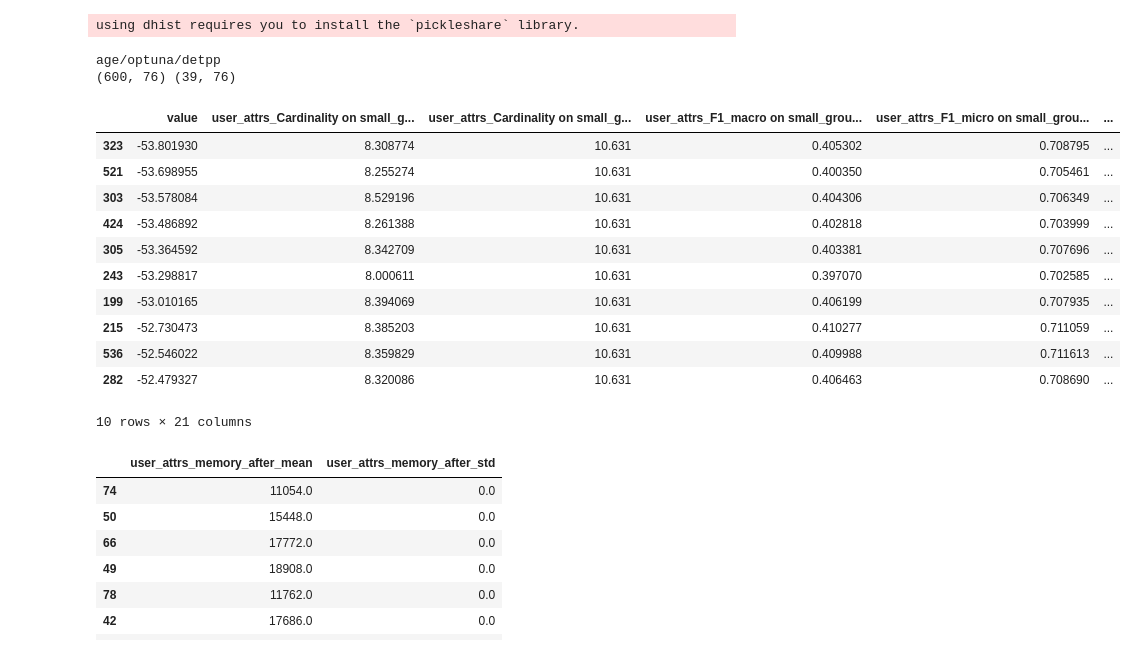
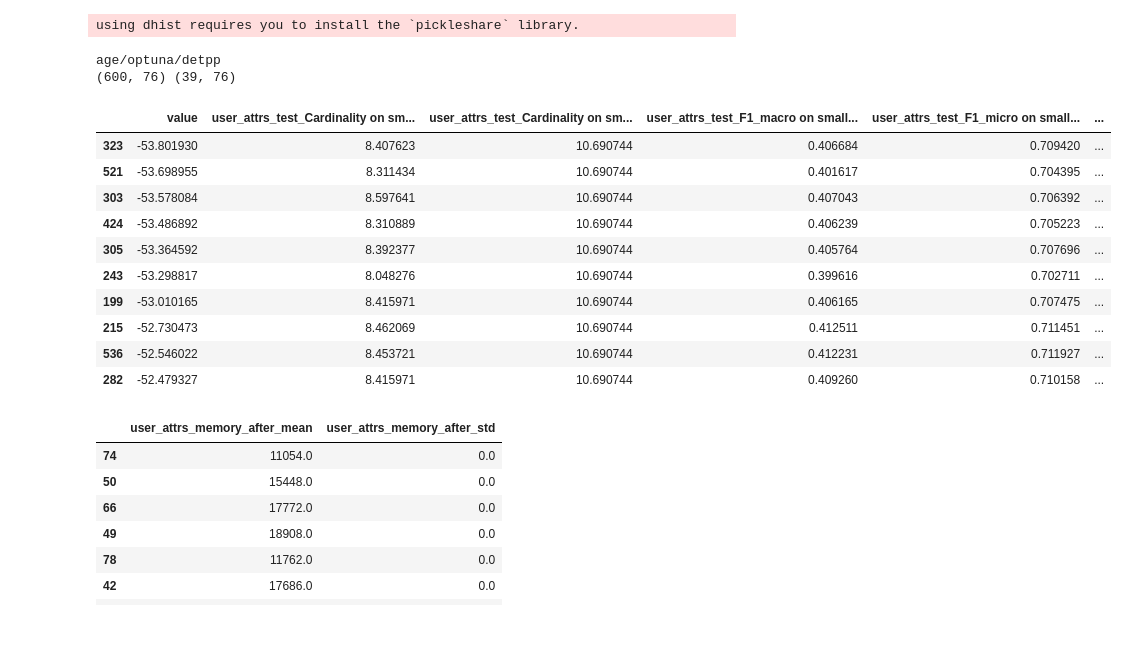
Before and after one commit to xaosina/transaction-generation, a Jupyter notebook: notebooks/analysis_param.ipynb, the cells around one changed output. Saved outputs shown, nothing was run; the diff lists cells and outputs as text; code cells hidden in the pictures.

```diff
--- a/notebooks/analysis_param.ipynb
+++ b/notebooks/analysis_param.ipynb
@@ -73,38 +73,37 @@ k = -1
 # %%
 datasets = ["alphabattle_small", "age"]
 methods = ["vae", "detpp"]
 token_modes = [False, True]
 k += 1
 full_product = list(product(datasets, methods, token_modes))
 dataset, method, token_mode = full_product[k % len(full_product)]
 
 path = f"{dataset}/{'1to1/optuna' if token_mode else 'optuna'}/{method}"
 print(path)
 df, study, col_user, col_params = prepare_data(path)
 
 print(df.shape, df[~df["value"].isna()].shape)
-test_cols = [col for col in col_user if ("mean" in col) and ("test" not in col)]
+test_cols = [col for col in col_user if ("mean" in col) and ("test" in col)]
 # test_cols = [col for col in test_cols if ("F1" in col) or ("Cardinality" in col)]
 # par = [col for col in col_user + col_params if "BetaScheduler" in col]
 # test_loss = "user_attrs_test_loss_mean"
 sorted_df = df[~df["value"].isna()].sort_values("value")
 best_run = sorted_df.iloc[-1].name
 sorted_df[["value"] + test_cols][-10:]
 # %% [output]
 age/optuna/detpp
 (600, 76) (39, 76)
-|  | value | user_attrs_Cardinality on small_g... | user_attrs_Cardinality on small_g... | user_attrs_F1_macro on small_grou... | user_attrs_F1_micro on small_grou... | ... |
-| 323 | -53.801930 | 8.308774 | 10.631 | 0.405302 | 0.708795 | ... |
-| 521 | -53.698955 | 8.255274 | 10.631 | 0.400350 | 0.705461 | ... |
-| 303 | -53.578084 | 8.529196 | 10.631 | 0.404306 | 0.706349 | ... |
-| 424 | -53.486892 | 8.261388 | 10.631 | 0.402818 | 0.703999 | ... |
-| 305 | -53.364592 | 8.342709 | 10.631 | 0.403381 | 0.707696 | ... |
-| 243 | -53.298817 | 8.000611 | 10.631 | 0.397070 | 0.702585 | ... |
-| 199 | -53.010165 | 8.394069 | 10.631 | 0.406199 | 0.707935 | ... |
-| 215 | -52.730473 | 8.385203 | 10.631 | 0.410277 | 0.711059 | ... |
-| 536 | -52.546022 | 8.359829 | 10.631 | 0.409988 | 0.711613 | ... |
-| 282 | -52.479327 | 8.320086 | 10.631 | 0.406463 | 0.708690 | ... |
+|  | value | user_attrs_test_Cardinality on sm... | user_attrs_test_Cardinality on sm... | user_attrs_test_F1_macro on small... | user_attrs_test_F1_micro on small... | ... |
+| 323 | -53.801930 | 8.407623 | 10.690744 | 0.406684 | 0.709420 | ... |
+| 521 | -53.698955 | 8.311434 | 10.690744 | 0.401617 | 0.704395 | ... |
+| 303 | -53.578084 | 8.597641 | 10.690744 | 0.407043 | 0.706392 | ... |
+| 424 | -53.486892 | 8.310889 | 10.690744 | 0.406239 | 0.705223 | ... |
+| 305 | -53.364592 | 8.392377 | 10.690744 | 0.405764 | 0.707696 | ... |
+| 243 | -53.298817 | 8.048276 | 10.690744 | 0.399616 | 0.702711 | ... |
+| 199 | -53.010165 | 8.415971 | 10.690744 | 0.406165 | 0.707475 | ... |
+| 215 | -52.730473 | 8.462069 | 10.690744 | 0.412511 | 0.711451 | ... |
+| 536 | -52.546022 | 8.453721 | 10.690744 | 0.412231 | 0.711927 | ... |
+| 282 | -52.479327 | 8.415971 | 10.690744 | 0.409260 | 0.710158 | ... |
-10 rows × 21 columns
 # %%
 get_run(path, 183, dataset, method, token_mode, True)
 # %%
```
Also changed, not shown: parts of 5 cells of this notebook, 6 other files.
